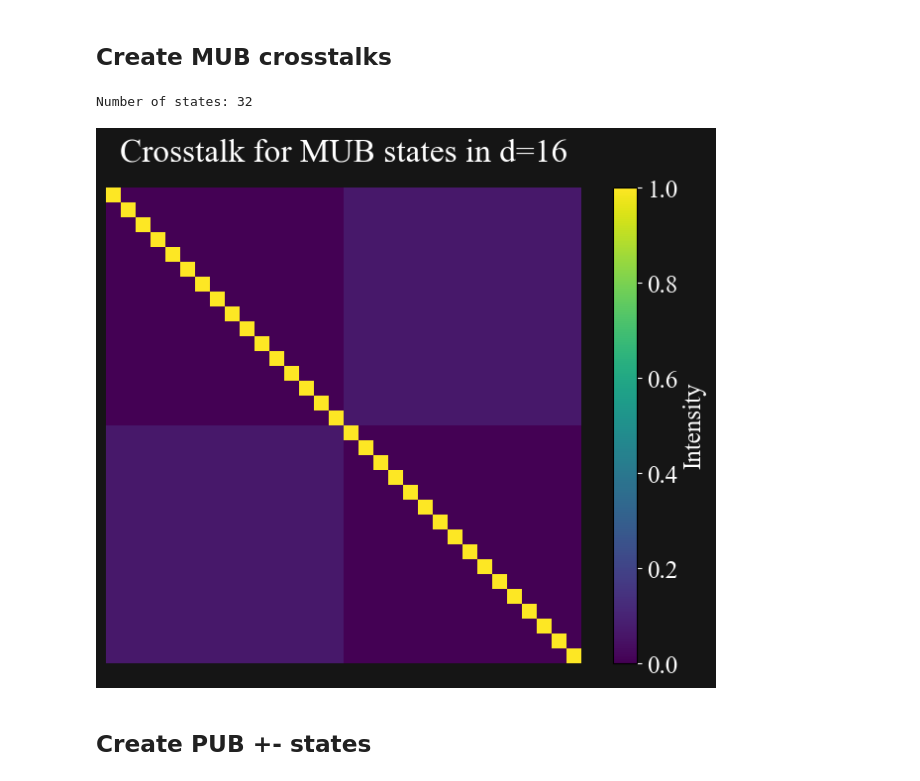
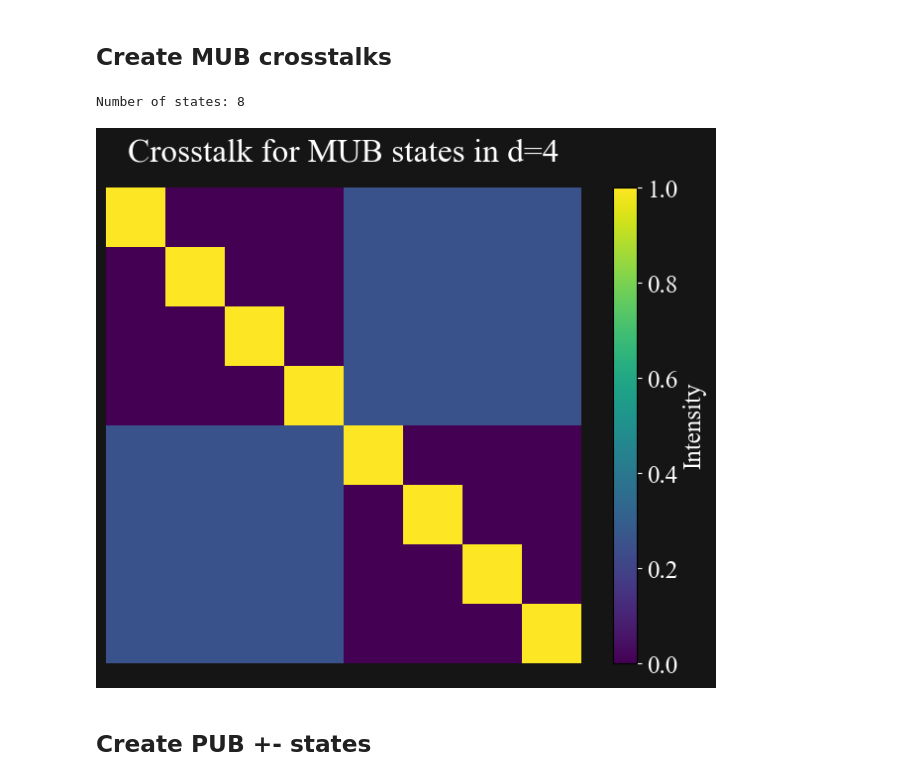
Before and after one commit to LukasScarfe/F-Qubits, a Jupyter notebook: fqubits.ipynb, the cells around one changed output. Cells and saved outputs as stored; diff of their text form; code cells hidden in the pictures.

```diff
--- a/fqubits.ipynb
+++ b/fqubits.ipynb
@@ -246,14 +246,14 @@ def norm_cross(cross):
 # %% [markdown]
 ## Create MUB crosstalks
 # %%
-d=16
+d=4
 basis=LogicalBasis(d)+ANGBasis(d)
 print(f'Number of states: {len(basis)}')
 
 heatmap([[abs(state1.dag()*state2)**2 for state1 in basis] for state2 in basis],f'Crosstalk for MUB states in d={d}')
 # %% [output]
-Number of states: 32
+Number of states: 8
-[figure, old version]
+[figure, new version]
 # %% [markdown]
 ## Create PUB +- states
 # %%
```
Also changed, not shown: parts of 6 cells of this notebook, 3 other files.
